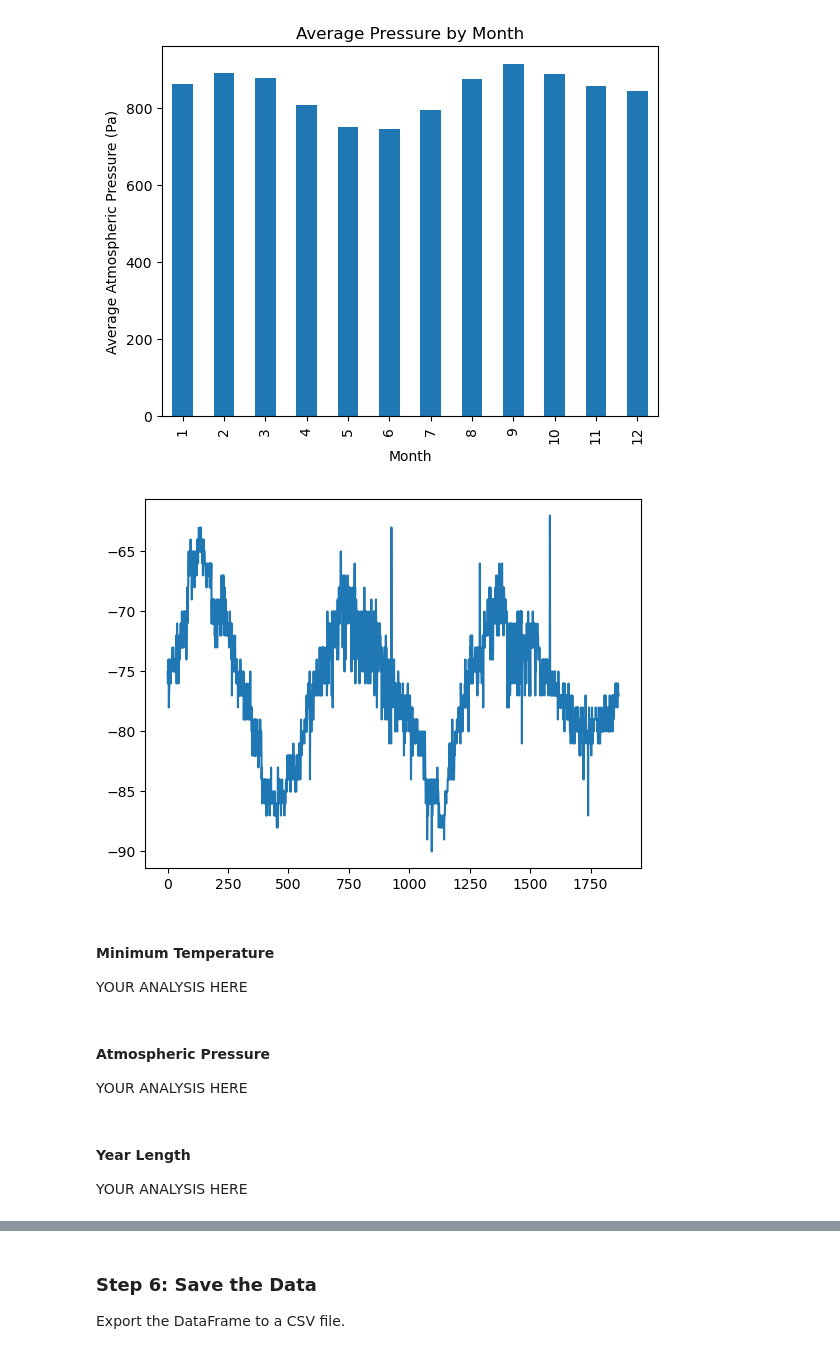
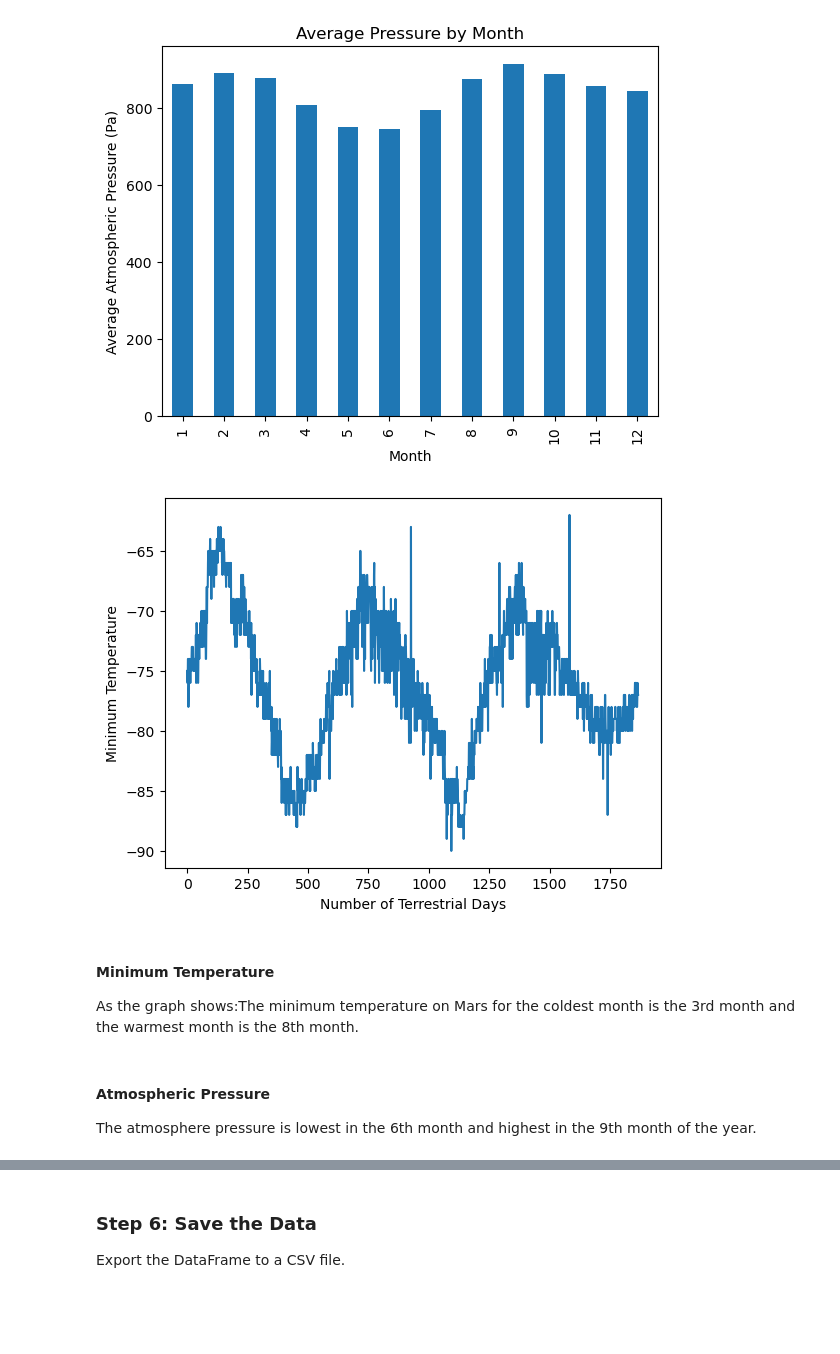
Before and after one commit to Waltzan/Data_Collection, a Jupyter notebook: Starter_Code/part_2_mars_weather.ipynb, the cells around one changed output, grey strips where cells are left out. Cells and saved outputs as stored; diff of their text form; code cells hidden in the pictures; blank space fills up the shorter version.

```diff
--- a/Starter_Code/part_2_mars_weather.ipynb
+++ b/Starter_Code/part_2_mars_weather.ipynb
@@ -263,19 +263,17 @@ plt.show()
 # %%
 # 5. How many terrestrial (Earth) days are there in a Martian year?
 # Visually estimate the result by plotting the daily minimum temperature of each observation in the data set.
 marrs_df['min_temp'].plot()
+plt.ylabel("Minimum Temperature")
+plt.xlabel("Number of Terrestrial Days")
 plt.show()
 # %% [output]
-[figure, old version]
+[figure, new version]
-# %% [markdown]
-#### Minimum Temperature
-
-YOUR ANALYSIS HERE
-# %% [markdown]
-#### Atmospheric Pressure
-
-YOUR ANALYSIS HERE
-# %% [markdown]
-#### Year Length
-
-YOUR ANALYSIS HERE
+# %% [markdown]
+#### Minimum Temperature
+
+As the graph shows:The minimum temperature on Mars for the coldest month is the 3rd month and the warmest month is the 8th month.
+# %% [markdown]
+#### Atmospheric Pressure
+
+The atmosphere pressure is lowest in the 6th month and highest in the 9th month of the year.
```
Also changed, not shown: parts of 1 cell of this notebook.
